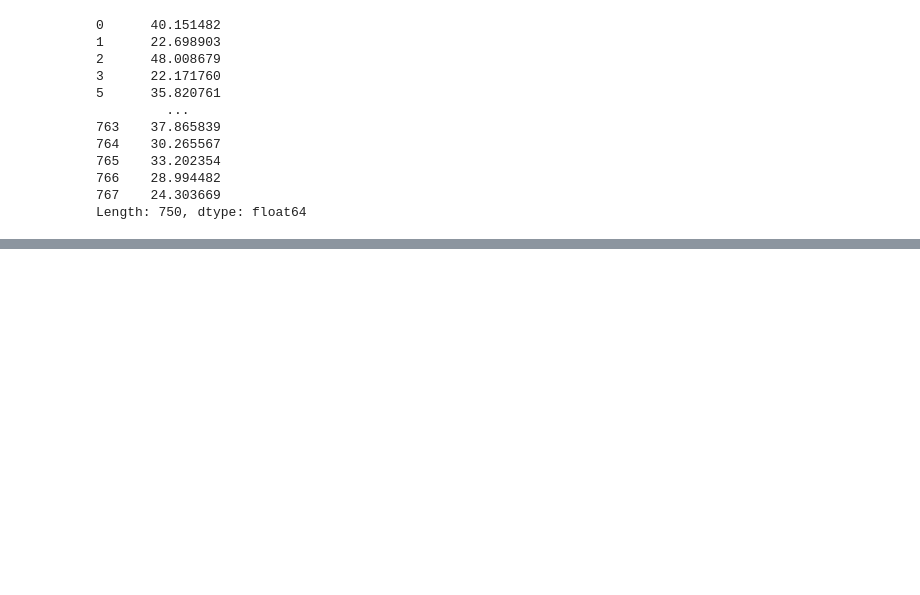
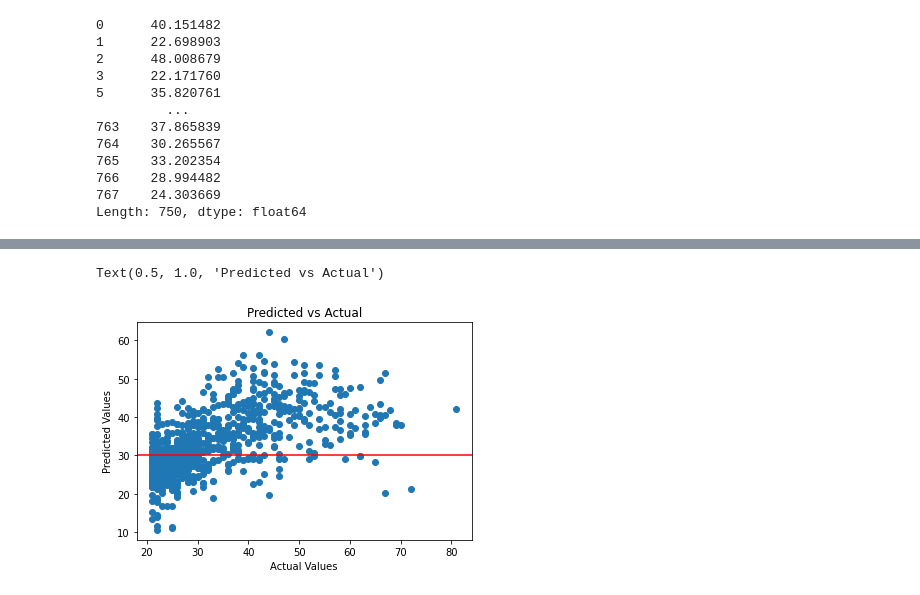
Before and after one commit to InfoDeveloper-dev/Machine-Learning-Basics, a Jupyter notebook: Linear_Regression/Multivariate_Linear_Regression.ipynb, the cells around one changed output, grey strips where cells are left out. Drawn from its saved outputs; the diff is of its cells as text; code cells hidden in the pictures; blank space fills up the shorter version.

```diff
--- a/Linear_Regression/Multivariate_Linear_Regression.ipynb
+++ b/Linear_Regression/Multivariate_Linear_Regression.ipynb
@@ -224,0 +238,9 @@ Length: 750, dtype: float64
+# %%
+plt.scatter(target_influence, ypred)
+plt.xlabel('Actual Values')
+plt.ylabel('Predicted Values')
+plt.axhline(y=30, color='red')
+plt.title('Predicted vs Actual')
+# %% [output]
+Text(0.5, 1.0, 'Predicted vs Actual')
+[figure, added]
```
Also changed, not shown: parts of 10 cells of this notebook.
